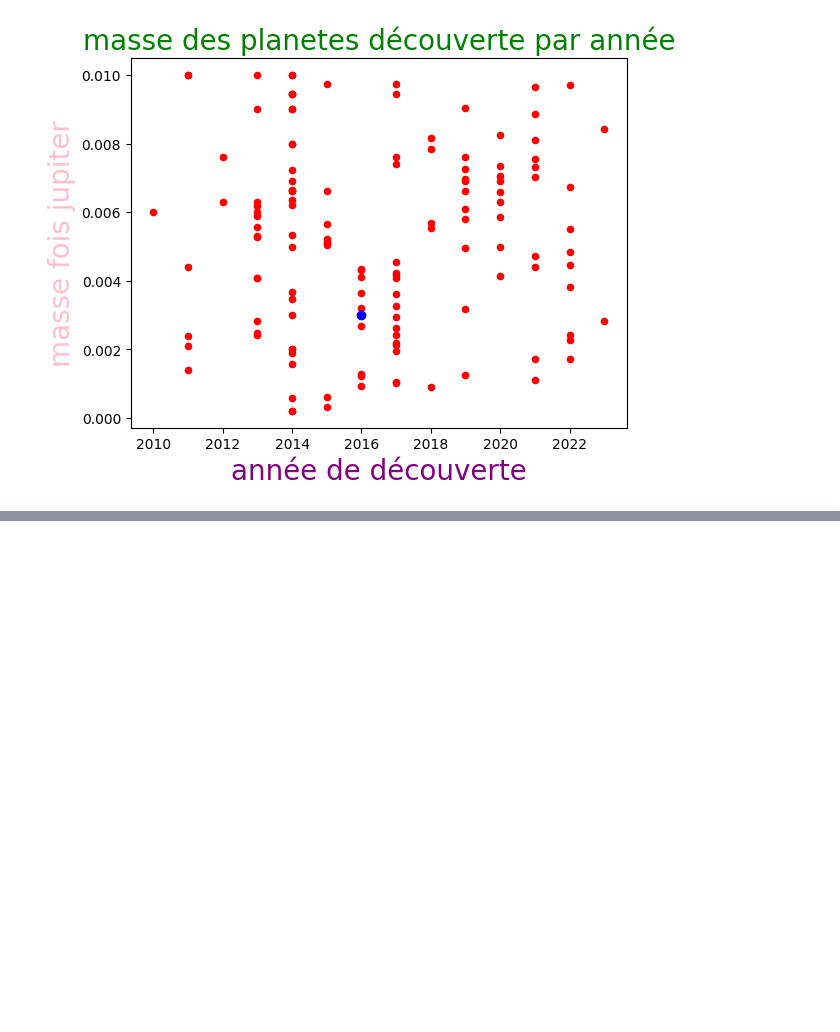
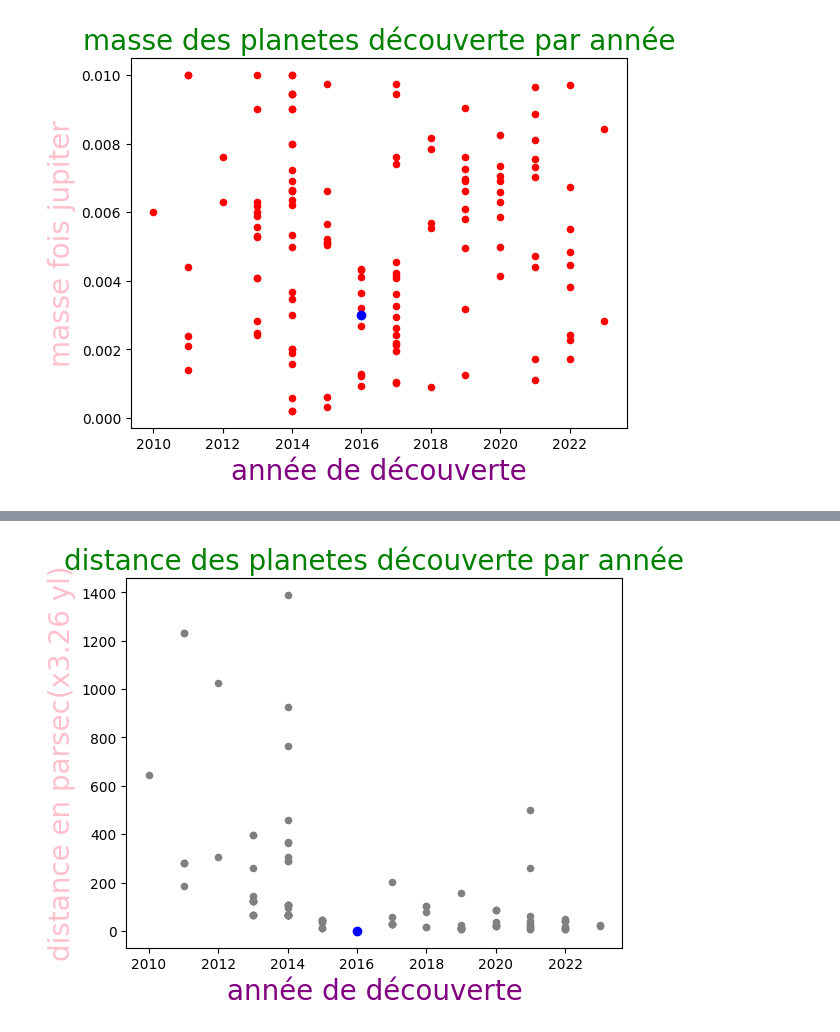
Before and after one commit to miraceti/Python_codes, a Jupyter notebook: pandas/pandas2.ipynb, the cells around one changed output, grey strips where cells are left out. Drawn from its saved outputs; the diff is of its cells as text; code cells hidden in the pictures; blank space fills up the shorter version.

```diff
--- a/pandas/pandas2.ipynb
+++ b/pandas/pandas2.ipynb
@@ -233,0 +257,11 @@ plt.show()
+# %%
+#distance en pc des planetes découvertes par année
+df8.plot(kind='scatter', x='disc_year', y='sy_dist', color='gray')
+plt.title("distance des planetes découverte par année", color='green', fontsize=20)
+plt.xlabel("année de découverte", color='purple', fontsize=20)
+plt.ylabel("distance en parsec(x3.26 yl)", color='pink', fontsize=20)
+#la terre est le point bleu
+plt.plot(2016,0, marker="o", color="blue")
+plt.show()
+# %% [output]
+[figure, added]
```
Also changed, not shown: parts of 11 cells of this notebook.
